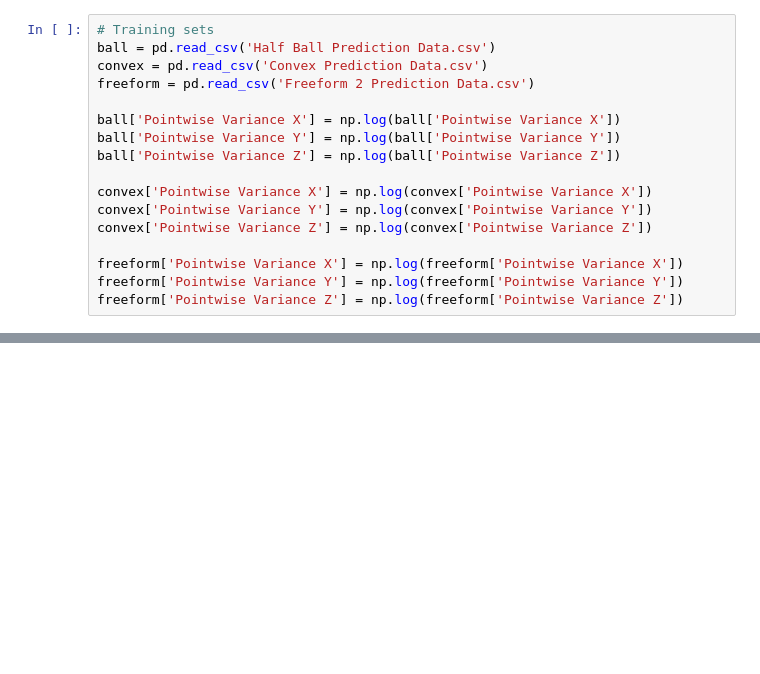
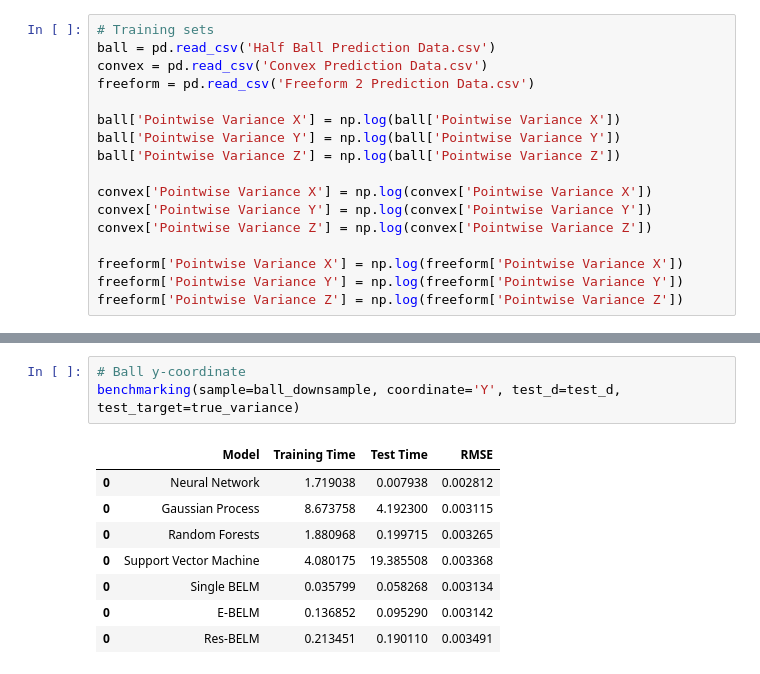
Before and after one commit to ZhaohuiGeng/Automatic-Variance-Modeling, a Jupyter notebook: Performance Benchmarking.ipynb, the cells around one changed output, grey strips where cells are left out. Drawn from its saved outputs; the diff is of its cells as text; blank space fills up the shorter version.

```diff
--- a/Performance Benchmarking.ipynb
+++ b/Performance Benchmarking.ipynb
@@ -404,0 +270,12 @@ print(sqrt(mean_squared_error(true_variance['Z Variance'], np.exp(residual_mbelm
+# %%
+# Ball y-coordinate
+benchmarking(sample=ball_downsample, coordinate='Y', test_d=test_d, test_target=true_variance)
+# %% [output]
+|  | Model | Training Time | Test Time | RMSE |
+| 0 | Neural Network | 1.719038 | 0.007938 | 0.002812 |
+| 0 | Gaussian Process | 8.673758 | 4.192300 | 0.003115 |
+| 0 | Random Forests | 1.880968 | 0.199715 | 0.003265 |
+| 0 | Support Vector Machine | 4.080175 | 19.385508 | 0.003368 |
+| 0 | Single BELM | 0.035799 | 0.058268 | 0.003134 |
+| 0 | E-BELM | 0.136852 | 0.095290 | 0.003142 |
+| 0 | Res-BELM | 0.213451 | 0.190110 | 0.003491 |
```
Also changed, not shown: parts of 117 cells of this notebook, 1 other file.
